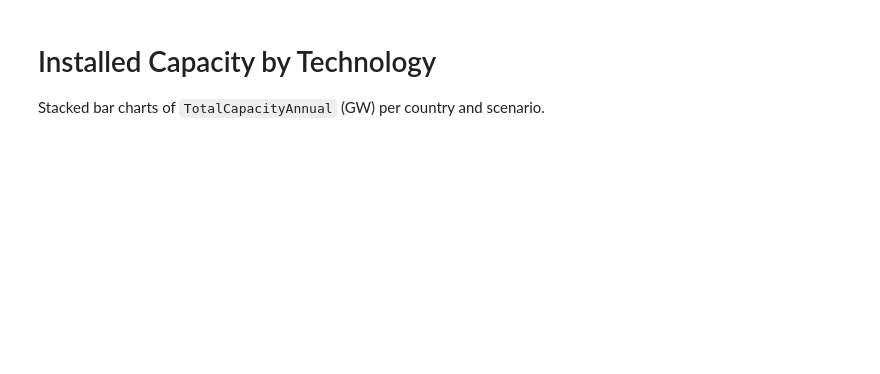
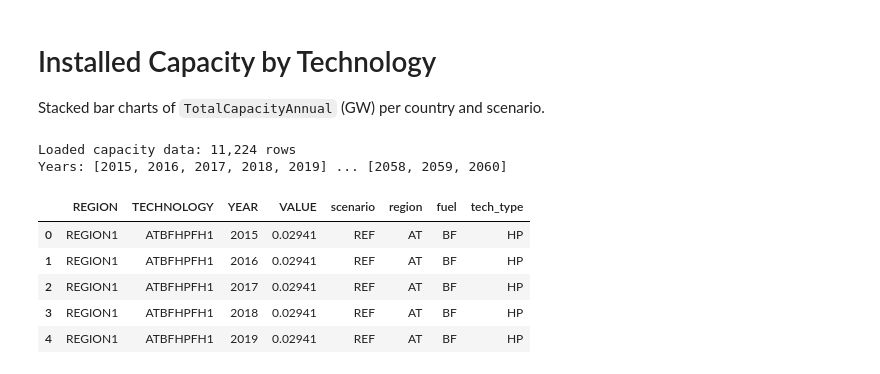
Before and after one commit to NamiraNugroho/OSeMBE_ECEMF, a Jupyter notebook: capacity_plot.ipynb, the cells around one changed output. Saved outputs shown, nothing was run; the diff lists cells and outputs as text; code cells hidden in the pictures; blank space fills up the shorter version.

```diff
--- a/capacity_plot.ipynb
+++ b/capacity_plot.ipynb
@@ -184,3 +66,57 @@ plot_capacity(
+# %%
+def load_capacity(scenarios):
+    """Load TotalCapacityAnnual for all scenarios into one DataFrame."""
+    dfs = []
+    for scen_label, scen_path in scenarios.items():
+        path = os.path.join(scen_path, 'results_csv', 'TotalCapacityAnnual.csv')
+        df = pd.read_csv(path)
+        df['scenario'] = scen_label
+        dfs.append(df)
+    df = pd.concat(dfs, ignore_index=True)
+
+    # Parse technology name
+    df['region']    = df['TECHNOLOGY'].str[0:2]
+    df['fuel']      = df['TECHNOLOGY'].str[2:4]
+    df['tech_type'] = df['TECHNOLOGY'].str[4:6]
+
+    # Drop interconnection (EL) and dummy (00) technologies
+    df = df[(df['fuel'] != 'EL') & (df['tech_type'] != '00')]
+
+    # Keep only known fuel types
+    df = df[df['fuel'].isin(FUEL_MAP)]
+
+    return df
+
+
+def build_capacity_df(df, country, years):
+    """Return a (year x fuel) DataFrame of total capacity in GW for a country."""
+    sub = df[(df['region'] == country) & (df['YEAR'].isin(years))]
+    pivot = (
+        sub.groupby(['scenario', 'YEAR', 'fuel'])['VALUE']
+        .sum()
+        .reset_index()
+        .pivot_table(index=['scenario', 'YEAR'], columns='fuel', values='VALUE', fill_value=0)
+    )
+    # Ensure all fuel columns exist
+    for f in FUEL_MAP:
+        if f not in pivot.columns:
+            pivot[f] = 0.0
+    return pivot[list(FUEL_MAP.keys())]
+
+
+cap_df = load_capacity(SCENARIOS)
+print(f"Loaded capacity data: {len(cap_df):,} rows")
+print(f"Years: {sorted(cap_df['YEAR'].unique())[:5]} ... {sorted(cap_df['YEAR'].unique())[-3:]}")
+cap_df.head()
+# %% [output]
+Loaded capacity data: 11,224 rows
+Years: [2015, 2016, 2017, 2018, 2019] ... [2058, 2059, 2060]
+|  | REGION | TECHNOLOGY | YEAR | VALUE | scenario | region | fuel | tech_type |
+| 0 | REGION1 | ATBFHPFH1 | 2015 | 0.02941 | REF | AT | BF | HP |
+| 1 | REGION1 | ATBFHPFH1 | 2016 | 0.02941 | REF | AT | BF | HP |
+| 2 | REGION1 | ATBFHPFH1 | 2017 | 0.02941 | REF | AT | BF | HP |
+| 3 | REGION1 | ATBFHPFH1 | 2018 | 0.02941 | REF | AT | BF | HP |
+| 4 | REGION1 | ATBFHPFH1 | 2019 | 0.02941 | REF | AT | BF | HP |
 # %%
 def plot_capacity(df, countries, years, scenarios, save_path=None, ncols=4):
     """Plot stacked bar charts of installed capacity for each country."""
```
Also changed, not shown: parts of 6 cells of this notebook, 1 other file.
